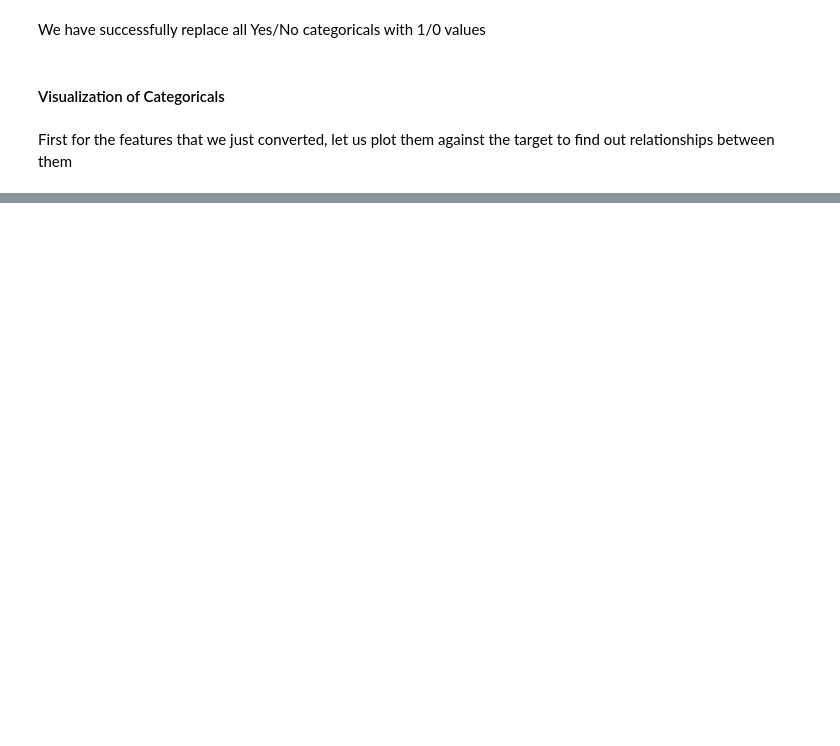
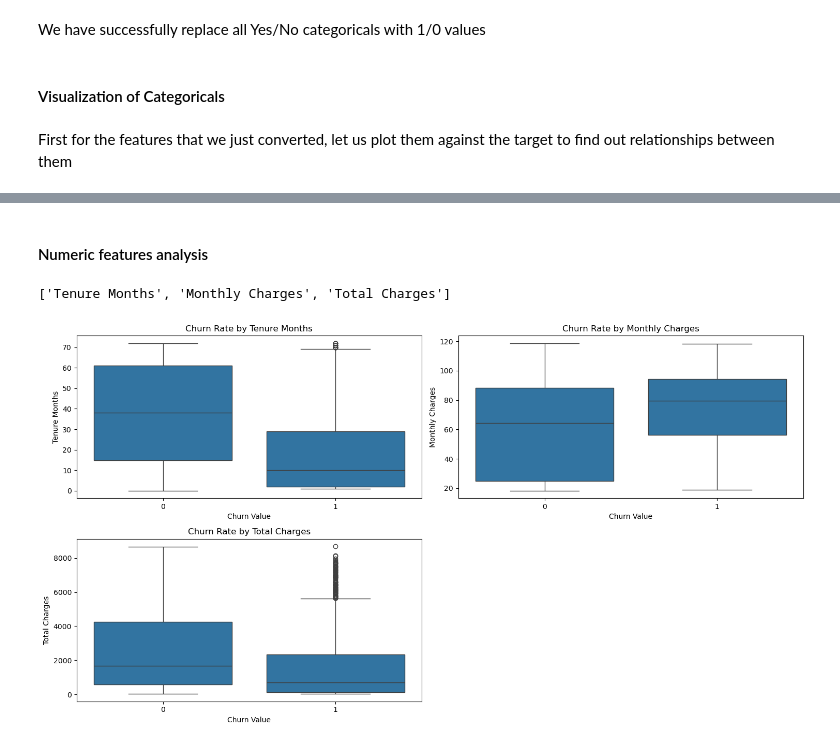
Before and after one commit to alinazir105/Customer-Intelligence-System, a Jupyter notebook: Notebook.ipynb, the cells around one changed output, grey strips where cells are left out. Saved outputs shown, nothing was run; the diff lists cells and outputs as text; code cells hidden in the pictures; blank space fills up the shorter version.

```diff
--- a/Notebook.ipynb
+++ b/Notebook.ipynb
@@ -427,0 +428,36 @@ Insights from the above plot:
+# %% [markdown]
+#### Numeric features analysis
+# %%
+numeric_features = new_df.select_dtypes(['int', 'float']).columns.tolist()
+numeric_features = [col for col in numeric_features if new_df[col].nunique() > 2]
+numeric_features
+# %% [output]
+['Tenure Months', 'Monthly Charges', 'Total Charges']
+# %%
+cols = 2
+rows = math.ceil(len(numeric_features) / cols)
+
+fig, axes = plt.subplots(rows, cols, figsize=(15, rows * 4))
+axes = axes.flatten()
+
+for i, feature in enumerate(numeric_features):
+    ax = axes[i]
+
+    sns.boxplot(
+        data=new_df,
+        x='Churn Value',   # mean = churn rate
+        y=feature,
+        ax=ax
+    )
+
+    ax.set_title(f'Churn Rate by {feature}')
+    ax.set_ylabel(feature)
+
+# Remove extra empty plots
+for j in range(i + 1, len(axes)):
+    fig.delaxes(axes[j])
+
+plt.tight_layout()
+plt.show()
+# %% [output]
+[figure, added]
```
Also changed, not shown: parts of 34 cells of this notebook.
